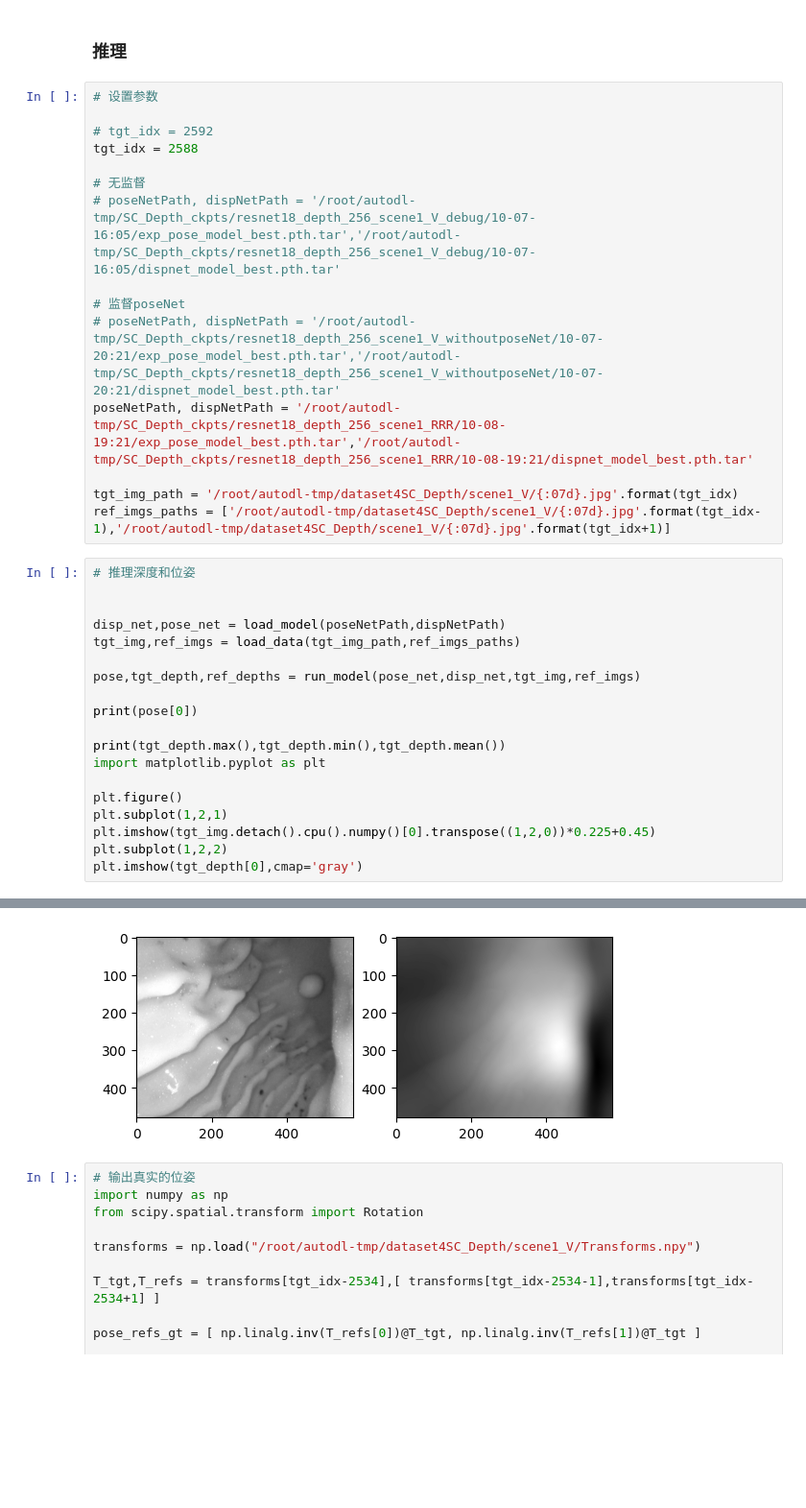
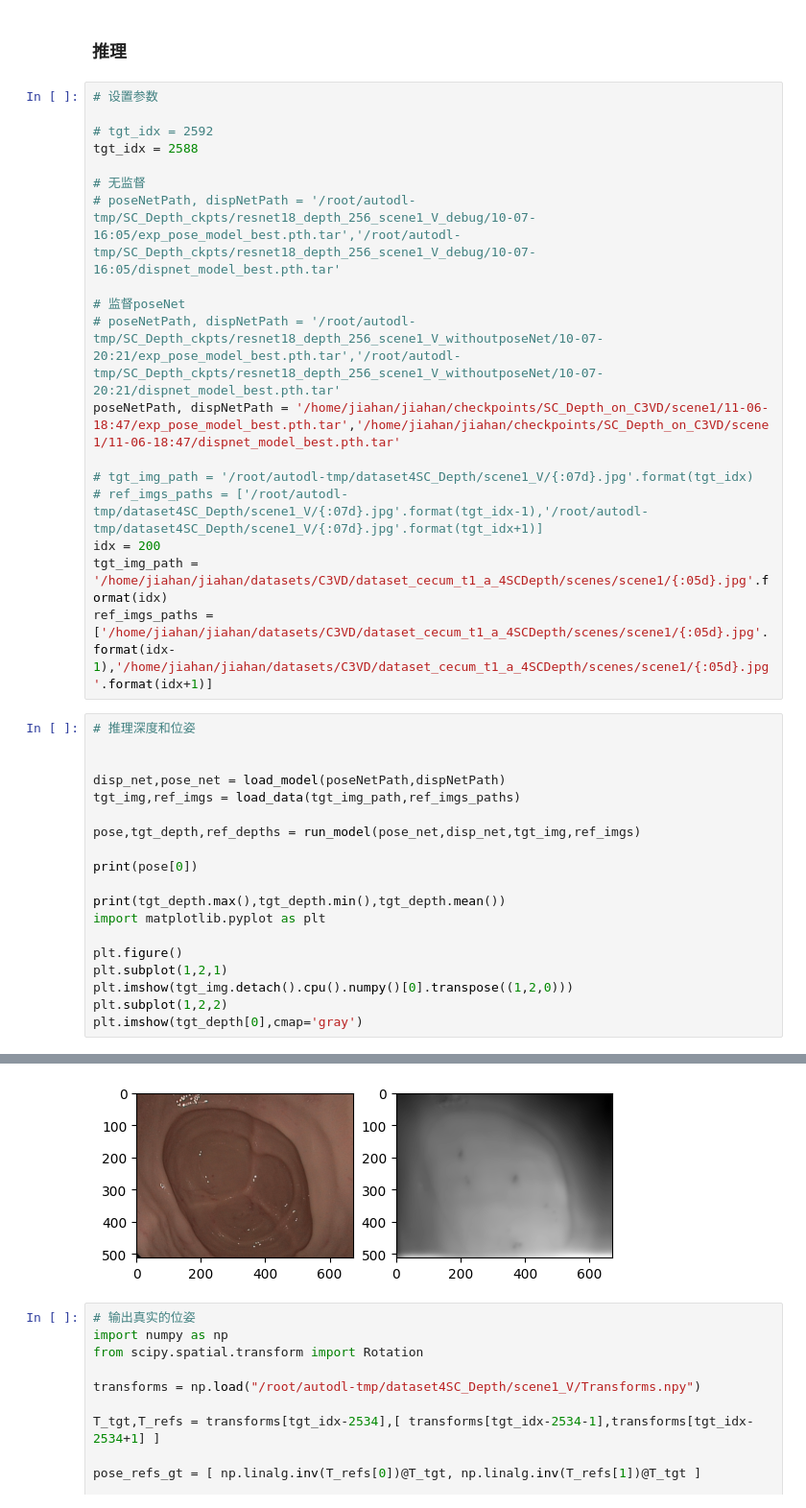
Before and after one commit to isJHan/SC-SfMLearner-Release, a Jupyter notebook: infer.ipynb, the cells around one changed output, grey strips where cells are left out. Shown at 96% size. Saved outputs shown, nothing was run; the diff lists cells and outputs as text; blank space fills up the shorter version.

```diff
--- a/infer.ipynb
+++ b/infer.ipynb
@@ -106,10 +106,13 @@ tgt_idx = 2588
 
 # 监督poseNet
 # poseNetPath, dispNetPath = '/root/autodl-tmp/SC_Depth_ckpts/resnet18_depth_256_scene1_V_withoutposeNet/10-07-20:21/exp_pose_model_best.pth.tar','/root/autodl-tmp/SC_Depth_ckpts/resnet18_depth_256_scene1_V_withoutposeNet/10-07-20:21/dispnet_model_best.pth.tar'
-poseNetPath, dispNetPath = '/root/autodl-tmp/SC_Depth_ckpts/resnet18_depth_256_scene1_RRR/10-08-19:21/exp_pose_model_best.pth.tar','/root/autodl-tmp/SC_Depth_ckpts/resnet18_depth_256_scene1_RRR/10-08-19:21/dispnet_model_best.pth.tar'
+poseNetPath, dispNetPath = '/home/jiahan/jiahan/checkpoints/SC_Depth_on_C3VD/scene1/11-06-18:47/exp_pose_model_best.pth.tar','/home/jiahan/jiahan/checkpoints/SC_Depth_on_C3VD/scene1/11-06-18:47/dispnet_model_best.pth.tar'
 
-tgt_img_path = '/root/autodl-tmp/dataset4SC_Depth/scene1_V/{:07d}.jpg'.format(tgt_idx)
-ref_imgs_paths = ['/root/autodl-tmp/dataset4SC_Depth/scene1_V/{:07d}.jpg'.format(tgt_idx-1),'/root/autodl-tmp/dataset4SC_Depth/scene1_V/{:07d}.jpg'.format(tgt_idx+1)]
+# tgt_img_path = '/root/autodl-tmp/dataset4SC_Depth/scene1_V/{:07d}.jpg'.format(tgt_idx)
+# ref_imgs_paths = ['/root/autodl-tmp/dataset4SC_Depth/scene1_V/{:07d}.jpg'.format(tgt_idx-1),'/root/autodl-tmp/dataset4SC_Depth/scene1_V/{:07d}.jpg'.format(tgt_idx+1)]
+idx = 200
+tgt_img_path = '/home/jiahan/jiahan/datasets/C3VD/dataset_cecum_t1_a_4SCDepth/scenes/scene1/{:05d}.jpg'.format(idx)
+ref_imgs_paths = ['/home/jiahan/jiahan/datasets/C3VD/dataset_cecum_t1_a_4SCDepth/scenes/scene1/{:05d}.jpg'.format(idx-1),'/home/jiahan/jiahan/datasets/C3VD/dataset_cecum_t1_a_4SCDepth/scenes/scene1/{:05d}.jpg'.format(idx+1)]
 # %%
 # 推理深度和位姿
 
@@ -126,7 +129,7 @@ import matplotlib.pyplot as plt
 
 plt.figure()
 plt.subplot(1,2,1)
-plt.imshow(tgt_img.detach().cpu().numpy()[0].transpose((1,2,0))*0.225+0.45)
+plt.imshow(tgt_img.detach().cpu().numpy()[0].transpose((1,2,0)))
 plt.subplot(1,2,2)
 plt.imshow(tgt_depth[0],cmap='gray')
 # %% [output]
@@ -138,5 +140,5 @@ plt.imshow(tgt_depth[0],cmap='gray')
 <matplotlib.image.AxesImage at 0x...>
-[figure, old version]
+[figure, new version]
 # %%
 # 输出真实的位姿
 import numpy as np
```
Also changed, not shown: parts of 2 cells of this notebook, 5 other files.
